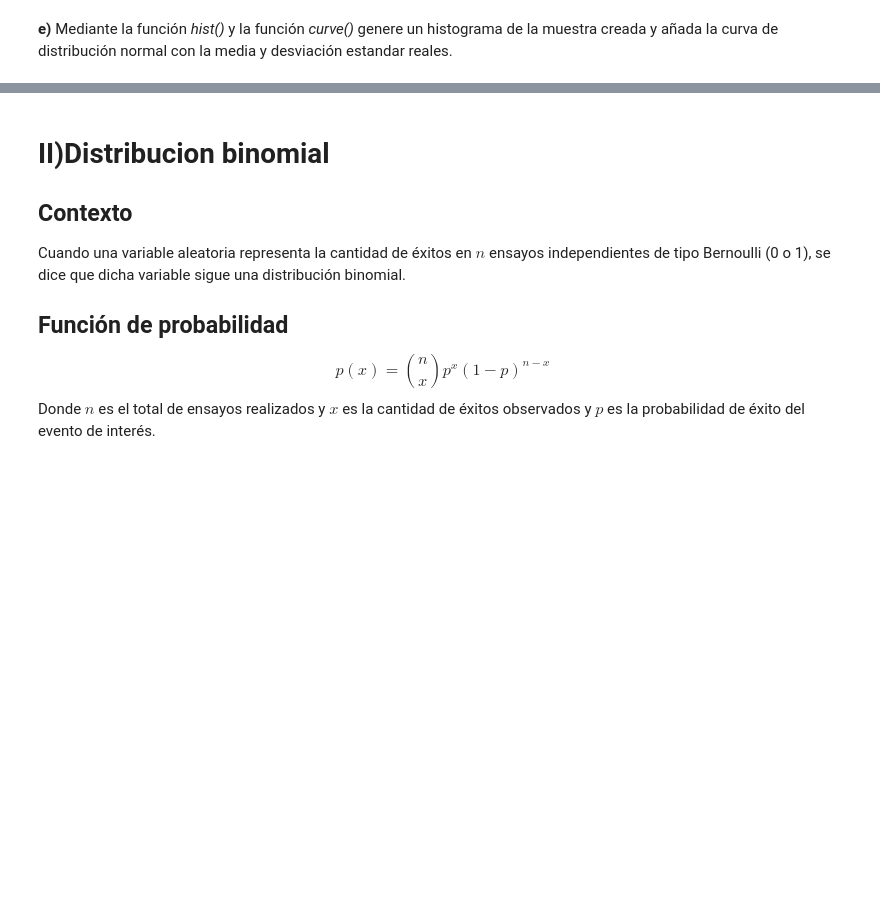
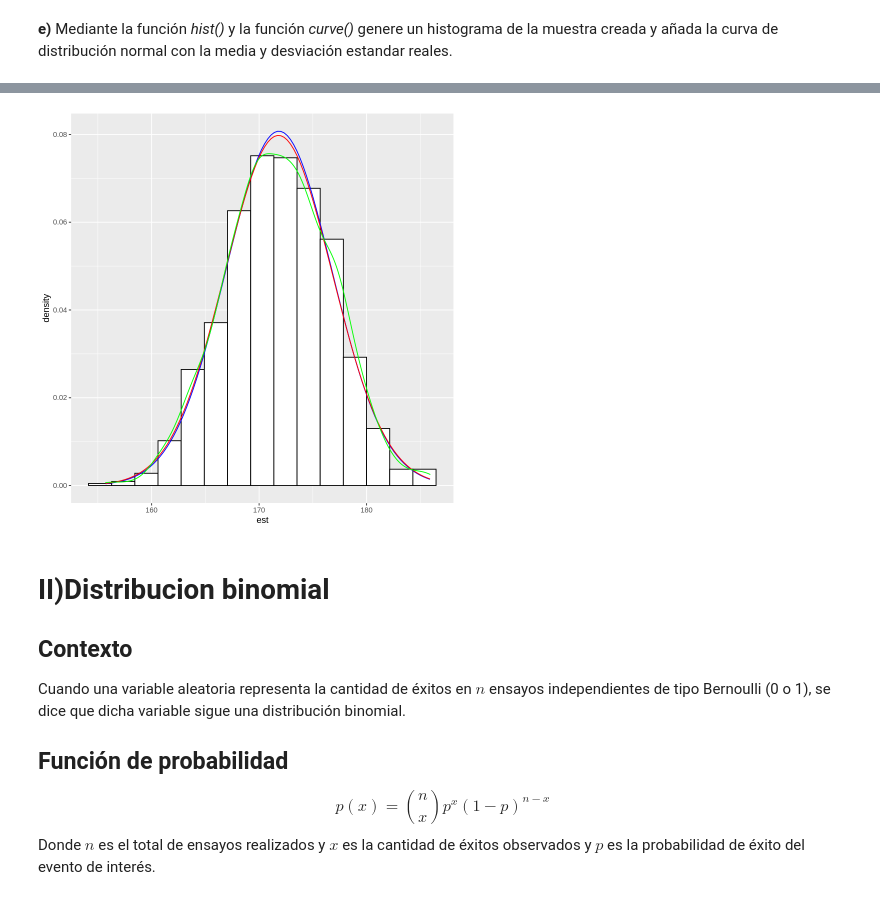
Before and after one commit to kerlesuwu/DBDC_202010_Programacion_en_R_para_ciencia_de_datos, a Jupyter notebook: Clases/Clase7/Clase7_1_Distribuciones_de_probabilidad_en_r.ipynb, the cells around one changed output, grey strips where cells are left out. Cells and saved outputs as stored; diff of their text form; code cells hidden in the pictures; blank space fills up the shorter version.

```diff
--- a/Clases/Clase7/Clase7_1_Distribuciones_de_probabilidad_en_r.ipynb
+++ b/Clases/Clase7/Clase7_1_Distribuciones_de_probabilidad_en_r.ipynb
@@ -111,0 +164,3 @@ sd(estaturas)
+# %%
+df <- data.frame(est = estaturas)
+head(df)
@@ -112,3 +177,24 @@ sd(estaturas)
+# %%
+df %>%
+  ggplot() +
+  aes(x = est) +
+  geom_histogram(
+    bins = 15,
+    color = "black",
+    fill = "white",
+    aes(y = ..density..)
+  ) +
+  stat_function(
+    fun = function(x){dnorm(x,mean = mean(estaturas), sd = sd(estaturas))},
+    col = "blue"
+  ) +
+   stat_function(
+    fun = function(x){dnorm(x,mean = 171.8, sd = 5 )},
+    col = "red"
+  ) +
+  geom_density(color = "green")
+# %% [output]
+[figure, added]
 # %% [markdown]
 # II)Distribucion binomial
 ## Contexto
```
Also changed, not shown: parts of 23 cells of this notebook.
